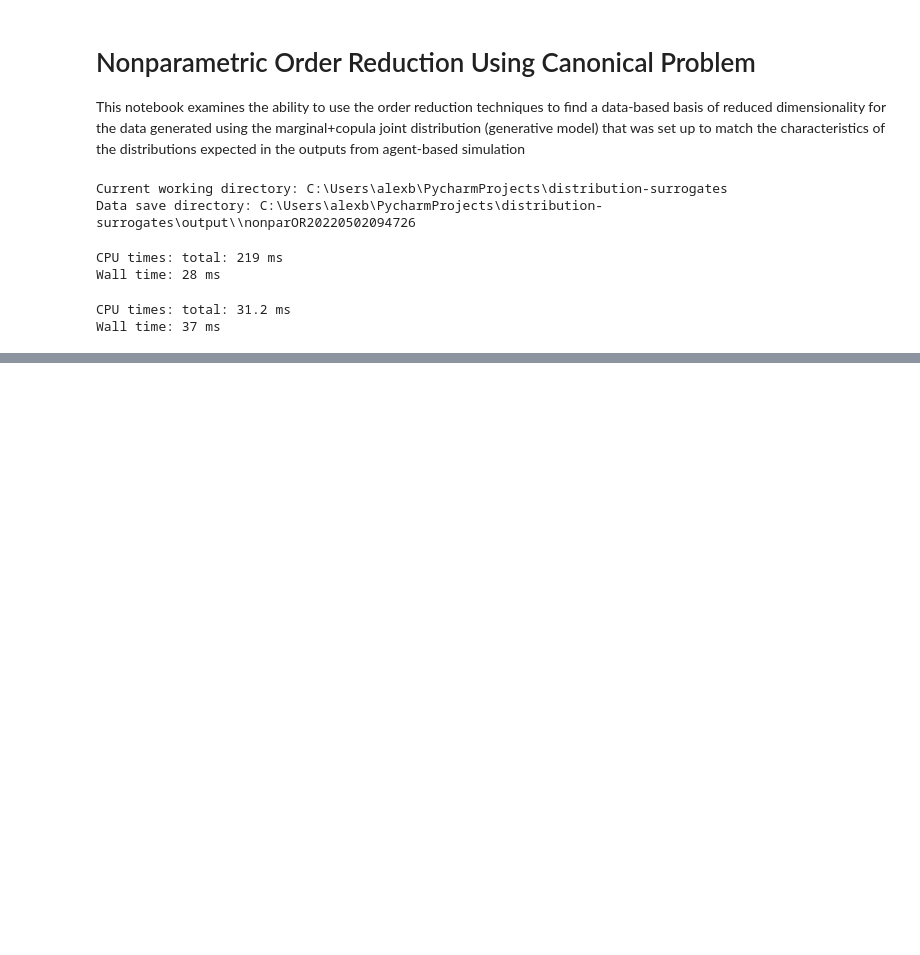
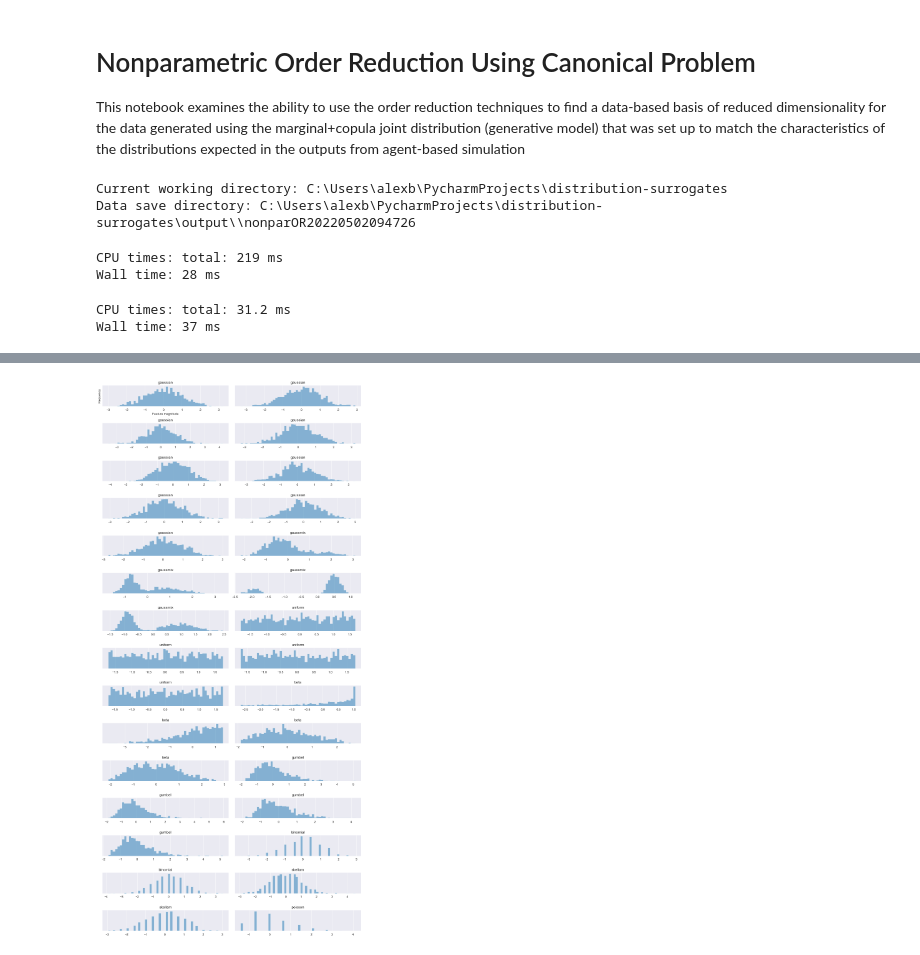
Before and after one commit to acb-code/distribution-surrogates, a Jupyter notebook: 3_emulator_nonparametric_OR.ipynb, the cells around one changed output, grey strips where cells are left out. Drawn from its saved outputs; the diff is of its cells as text; code cells hidden in the pictures; blank space fills up the shorter version.

```diff
--- a/3_emulator_nonparametric_OR.ipynb
+++ b/3_emulator_nonparametric_OR.ipynb
@@ -345,0 +385,14 @@ Wall time: 37 ms
+# %%
+# take a look at plots of the samples (with scaling)
+fig3, ax3 = plt.subplots(15, 2, figsize=(12,25))
+ax = ax3.ravel()
+for i in range(data.scaled_samples.shape[2]):
+    _, bins = np.histogram(data.scaled_samples[0,:,i], bins=50)
+    ax[i].hist(data.scaled_samples[0,:,i], bins=bins, alpha=0.5, histtype='stepfilled')
+    ax[i].set_title(single_sim.distribution_types[i])
+    ax[i].set_yticks(())
+ax[0].set_xlabel("Feature magnitude")
+ax[0].set_ylabel("Frequency")
+fig3.tight_layout()
+# %% [output]
+[figure, added]
```
Also changed, not shown: parts of 25 cells of this notebook.
